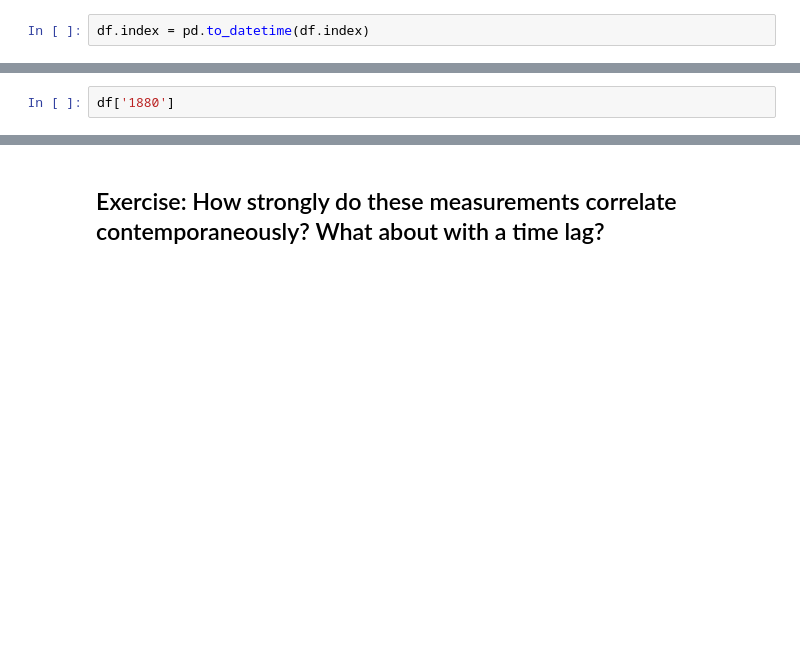
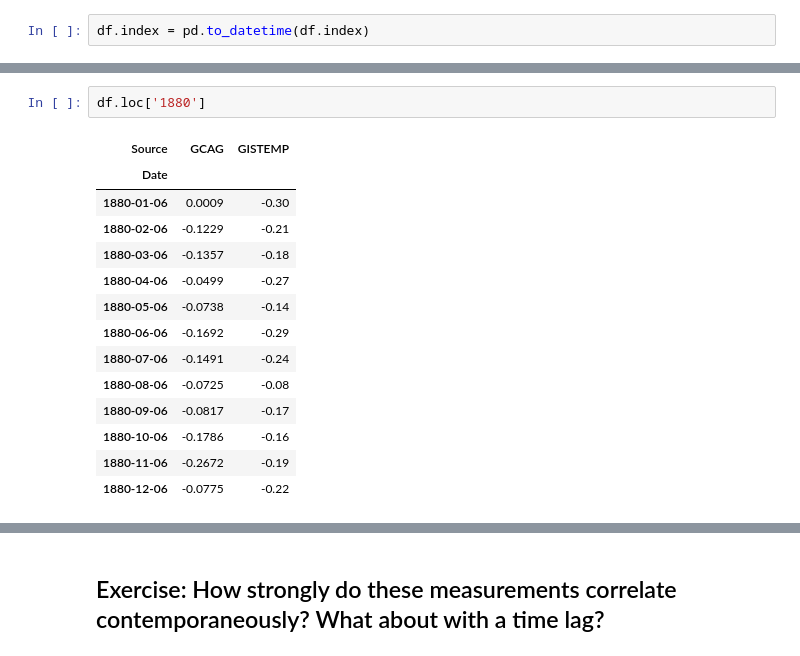
Before and after one commit to whaner/scipy_con_2019, a Jupyter notebook: modern_time_series_analysis/ModernTimeSeriesAnalysis/StateSpaceModels/1_Structural_Time_Series_INSTRUCTOR.ipynb, the cells around one changed output, grey strips where cells are left out. Saved outputs shown, nothing was run; the diff lists cells and outputs as text; blank space fills up the shorter version.

```diff
--- a/modern_time_series_analysis/ModernTimeSeriesAnalysis/StateSpaceModels/1_Structural_Time_Series_INSTRUCTOR.ipynb
+++ b/modern_time_series_analysis/ModernTimeSeriesAnalysis/StateSpaceModels/1_Structural_Time_Series_INSTRUCTOR.ipynb
@@ -51,4 +83,19 @@ df.GCAG.plot()
 # %%
-df['1880']
+df.loc['1880']
+# %% [output]
+| Source | GCAG | GISTEMP |
+| Date |  |  |
+| 1880-01-06 | 0.0009 | -0.30 |
+| 1880-02-06 | -0.1229 | -0.21 |
+| 1880-03-06 | -0.1357 | -0.18 |
+| 1880-04-06 | -0.0499 | -0.27 |
+| 1880-05-06 | -0.0738 | -0.14 |
+| 1880-06-06 | -0.1692 | -0.29 |
+| 1880-07-06 | -0.1491 | -0.24 |
+| 1880-08-06 | -0.0725 | -0.08 |
+| 1880-09-06 | -0.0817 | -0.17 |
+| 1880-10-06 | -0.1786 | -0.16 |
+| 1880-11-06 | -0.2672 | -0.19 |
+| 1880-12-06 | -0.0775 | -0.22 |
 # %%
 plt.plot(df['1880':'1950'][['GCAG', 'GISTEMP']])
```
Also changed, not shown: parts of 36 cells of this notebook.
